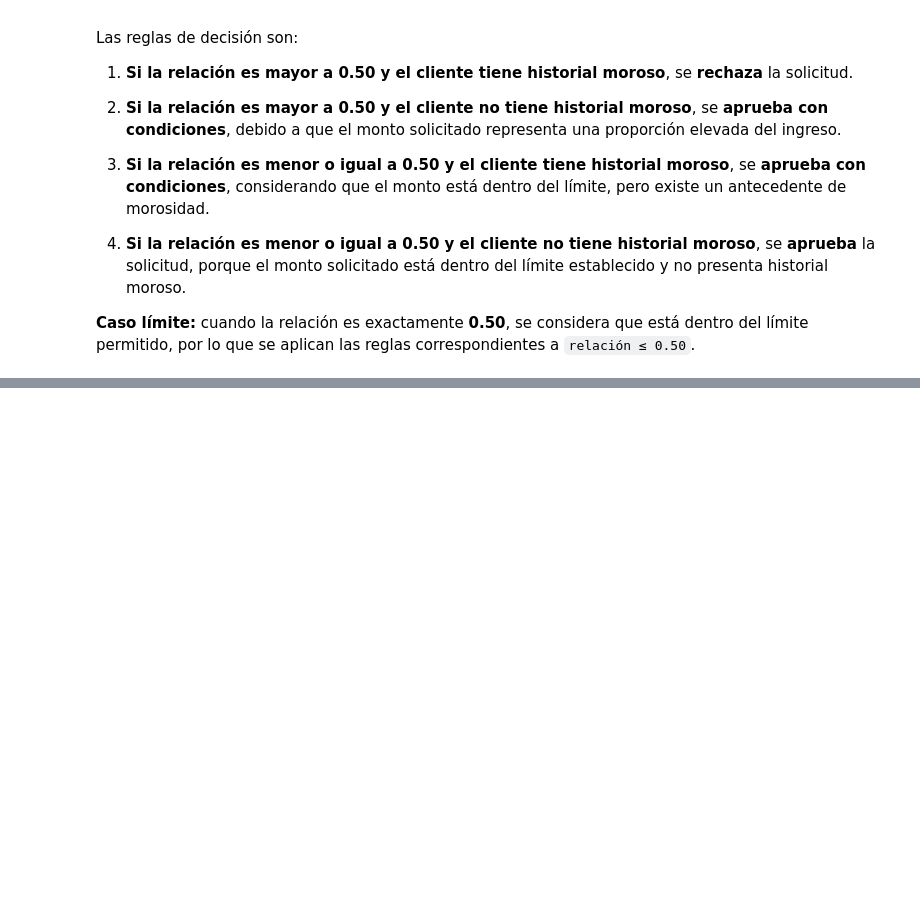
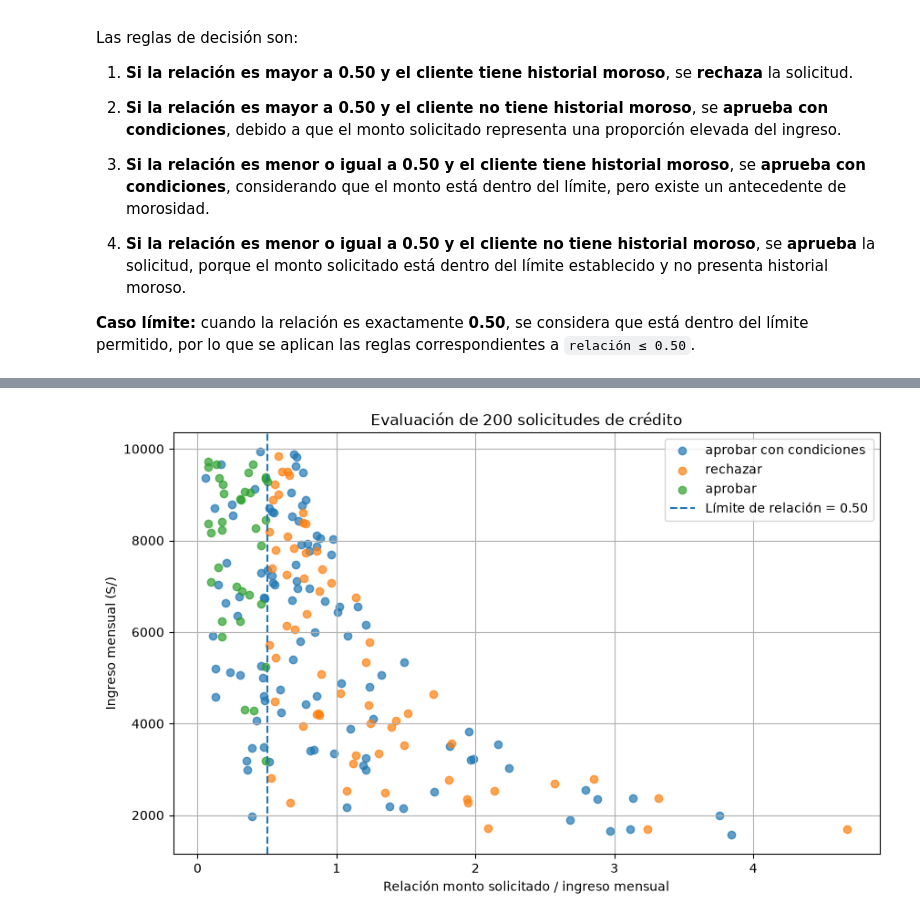
Before and after one commit to danieljeri27-netizen/IS484-Practica001-18-Jeri, a Jupyter notebook: Ejercicio1_Credito_Jeri.ipynb, the cells around one changed output, grey strips where cells are left out. Drawn from its saved outputs; the diff is of its cells as text; code cells hidden in the pictures; blank space fills up the shorter version.

Commit message:
Agregar simulacion y visualizacion del credito

```diff
--- a/Ejercicio1_Credito_Jeri.ipynb
+++ b/Ejercicio1_Credito_Jeri.ipynb
@@ -51,0 +54,15 @@ Las reglas de decisión son:
+# %%
+def agente_credito(ingreso_mensual, monto_solicitado, tiene_historial_moroso):
+    relacion = monto_solicitado / ingreso_mensual
+
+    if relacion > 0.50 and tiene_historial_moroso:
+        return "rechazar", "relación monto/ingreso mayor a 0.50 con historial moroso"
+
+    elif relacion > 0.50 and not tiene_historial_moroso:
+        return "aprobar con condiciones", "relación monto/ingreso mayor a 0.50 sin historial moroso"
+
+    elif relacion <= 0.50 and tiene_historial_moroso:
+        return "aprobar con condiciones", "relación monto/ingreso dentro del límite, pero existe historial moroso"
+
+    else:
+        return "aprobar", "relación monto/ingreso dentro del límite y sin historial moroso"
@@ -51,0 +155,34 @@ Las reglas de decisión son:
+# %%
+plt.figure(figsize=(10, 6))
+
+# Graficar cada decisión con un marcador diferente
+for accion in df_creditos["accion"].unique():
+
+    datos = df_creditos[
+        df_creditos["accion"] == accion
+    ]
+
+    plt.scatter(
+        datos["relacion"],
+        datos["ingreso_mensual"],
+        label=accion,
+        alpha=0.7
+    )
+
+# Línea que representa el límite de relación = 0.50
+plt.axvline(
+    x=0.50,
+    linestyle="--",
+    label="Límite de relación = 0.50"
+)
+
+plt.xlabel("Relación monto solicitado / ingreso mensual")
+plt.ylabel("Ingreso mensual (S/)")
+plt.title("Evaluación de 200 solicitudes de crédito")
+
+plt.legend()
+plt.grid(True)
+
+plt.show()
+# %% [output]
+[figure, added]
```
Also changed, not shown: parts of 6 cells of this notebook, 1 other file.
